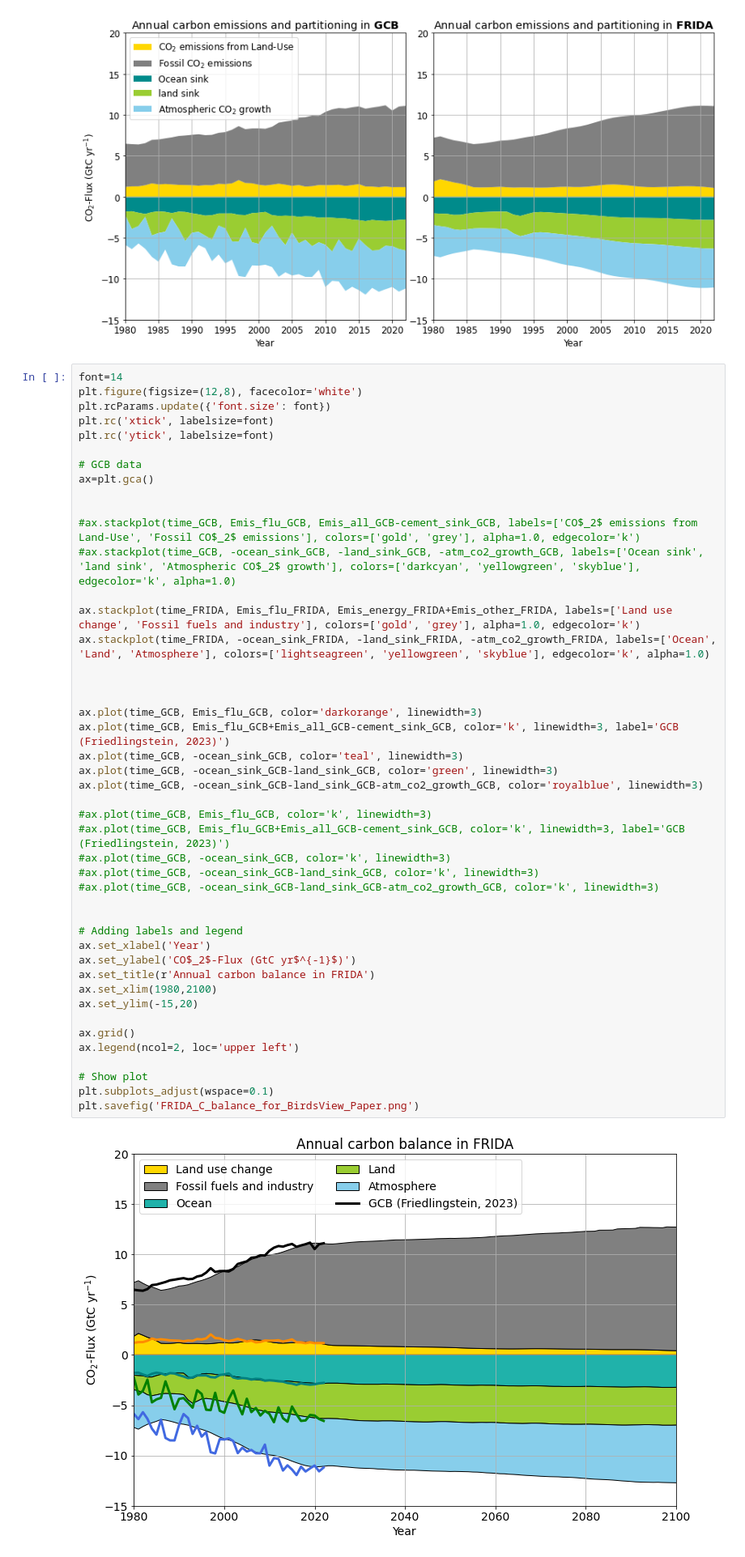
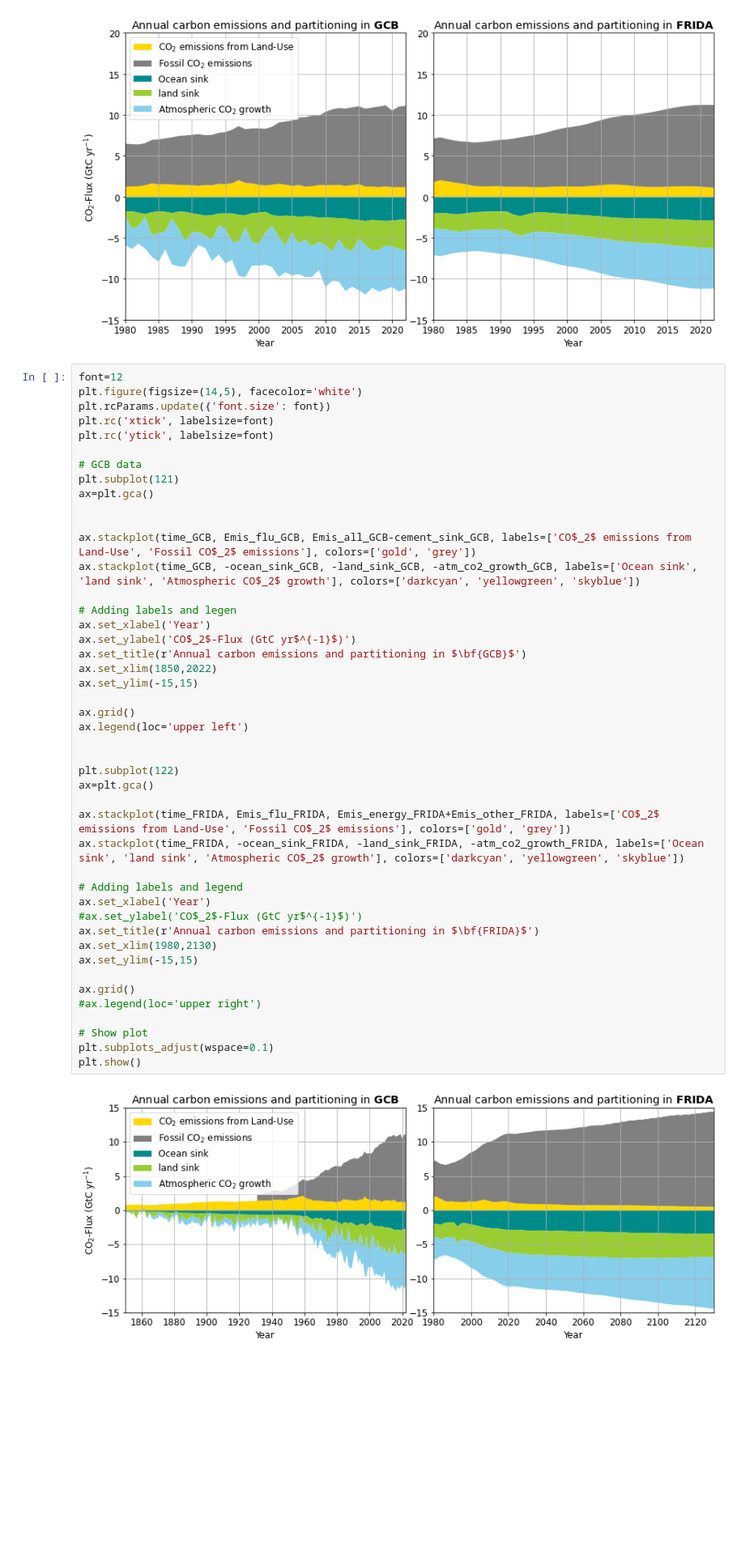
Before and after one commit to lnnrtrmm/FRIDA_plots, a Jupyter notebook: Carbon_Balance/make_carbon_balance_figure.ipynb, the cells around one changed output. Shown at 81% size. Drawn from its saved outputs; the diff is of its cells as text; blank space fills up the shorter version.

```diff
--- a/Carbon_Balance/make_carbon_balance_figure.ipynb
+++ b/Carbon_Balance/make_carbon_balance_figure.ipynb
@@ -119,49 +264,49 @@ plt.show()
 # %% [output]
 [figure]
 # %%
-font=14
-plt.figure(figsize=(12,8), facecolor='white')
+font=12
+plt.figure(figsize=(14,5), facecolor='white')
 plt.rcParams.update({'font.size': font})
 plt.rc('xtick', labelsize=font)
 plt.rc('ytick', labelsize=font)
 
 # GCB data
+plt.subplot(121)
 ax=plt.gca()
 
 
-#ax.stackplot(time_GCB, Emis_flu_GCB, Emis_all_GCB-cement_sink_GCB, labels=['CO$_2$ emissions from Land-Use', 'Fossil CO$_2$ emissions'], colors=['gold', 'grey'], alpha=1.0, edgecolor='k')
-#ax.stackplot(time_GCB, -ocean_sink_GCB, -land_sink_GCB, -atm_co2_growth_GCB, labels=['Ocean sink', 'land sink', 'Atmospheric CO$_2$ growth'], colors=['darkcyan', 'yellowgreen', 'skyblue'], edgecolor='k', alpha=1.0)
+ax.stackplot(time_GCB, Emis_flu_GCB, Emis_all_GCB-cement_sink_GCB, labels=['CO$_2$ emissions from Land-Use', 'Fossil CO$_2$ emissions'], colors=['gold', 'grey'])
+ax.stackplot(time_GCB, -ocean_sink_GCB, -land_sink_GCB, -atm_co2_growth_GCB, labels=['Ocean sink', 'land sink', 'Atmospheric CO$_2$ growth'], colors=['darkcyan', 'yellowgreen', 'skyblue'])
 
-ax.stackplot(time_FRIDA, Emis_flu_FRIDA, Emis_energy_FRIDA+Emis_other_FRIDA, labels=['Land use change', 'Fossil fuels and industry'], colors=['gold', 'grey'], alpha=1.0, edgecolor='k')
-ax.stackplot(time_FRIDA, -ocean_sink_FRIDA, -land_sink_FRIDA, -atm_co2_growth_FRIDA, labels=['Ocean', 'Land', 'Atmosphere'], colors=['lightseagreen', 'yellowgreen', 'skyblue'], edgecolor='k', alpha=1.0)
+# Adding labels and legen
+ax.set_xlabel('Year')
+ax.set_ylabel('CO$_2$-Flux (GtC yr$^{-1}$)')
+ax.set_title(r'Annual carbon emissions and partitioning in $\bf{GCB}$')
+ax.set_xlim(1850,2022)
+ax.set_ylim(-15,15)
+
+ax.grid()
+ax.legend(loc='upper left')
 
 
+plt.subplot(122)
+ax=plt.gca()
 
-ax.plot(time_GCB, Emis_flu_GCB, color='darkorange', linewidth=3)
-ax.plot(time_GCB, Emis_flu_GCB+Emis_all_GCB-cement_sink_GCB, color='k', linewidth=3, label='GCB (Friedlingstein, 2023)')
-ax.plot(time_GCB, -ocean_sink_GCB, color='teal', linewidth=3)
-ax.plot(time_GCB, -ocean_sink_GCB-land_sink_GCB, color='green', linewidth=3)
-ax.plot(time_GCB, -ocean_sink_GCB-land_sink_GCB-atm_co2_growth_GCB, color='royalblue', linewidth=3)
-
-#ax.plot(time_GCB, Emis_flu_GCB, color='k', linewidth=3)
-#ax.plot(time_GCB, Emis_flu_GCB+Emis_all_GCB-cement_sink_GCB, color='k', linewidth=3, label='GCB (Friedlingstein, 2023)')
-#ax.plot(time_GCB, -ocean_sink_GCB, color='k', linewidth=3)
-#ax.plot(time_GCB, -ocean_sink_GCB-land_sink_GCB, color='k', linewidth=3)
-#ax.plot(time_GCB, -ocean_sink_GCB-land_sink_GCB-atm_co2_growth_GCB, color='k', linewidth=3)
-
+ax.stackplot(time_FRIDA, Emis_flu_FRIDA, Emis_energy_FRIDA+Emis_other_FRIDA, labels=['CO$_2$ emissions from Land-Use', 'Fossil CO$_2$ emissions'], colors=['gold', 'grey'])
+ax.stackplot(time_FRIDA, -ocean_sink_FRIDA, -land_sink_FRIDA, -atm_co2_growth_FRIDA, labels=['Ocean sink', 'land sink', 'Atmospheric CO$_2$ growth'], colors=['darkcyan', 'yellowgreen', 'skyblue'])
 
 # Adding labels and legend
 ax.set_xlabel('Year')
-ax.set_ylabel('CO$_2$-Flux (GtC yr$^{-1}$)')
-ax.set_title(r'Annual carbon balance in FRIDA')
-ax.set_xlim(1980,2100)
-ax.set_ylim(-15,20)
+#ax.set_ylabel('CO$_2$-Flux (GtC yr$^{-1}$)')
+ax.set_title(r'Annual carbon emissions and partitioning in $\bf{FRIDA}$')
+ax.set_xlim(1980,2130)
+ax.set_ylim(-15,15)
 
 ax.grid()
-ax.legend(ncol=2, loc='upper left')
+#ax.legend(loc='upper right')
 
 # Show plot
 plt.subplots_adjust(wspace=0.1)
-plt.savefig('FRIDA_C_balance_for_BirdsView_Paper.png')
+plt.show()
 # %% [output]
-[figure, old version]
+[figure, new version]
```
Also changed, not shown: parts of 7 cells of this notebook, 8 other files.
